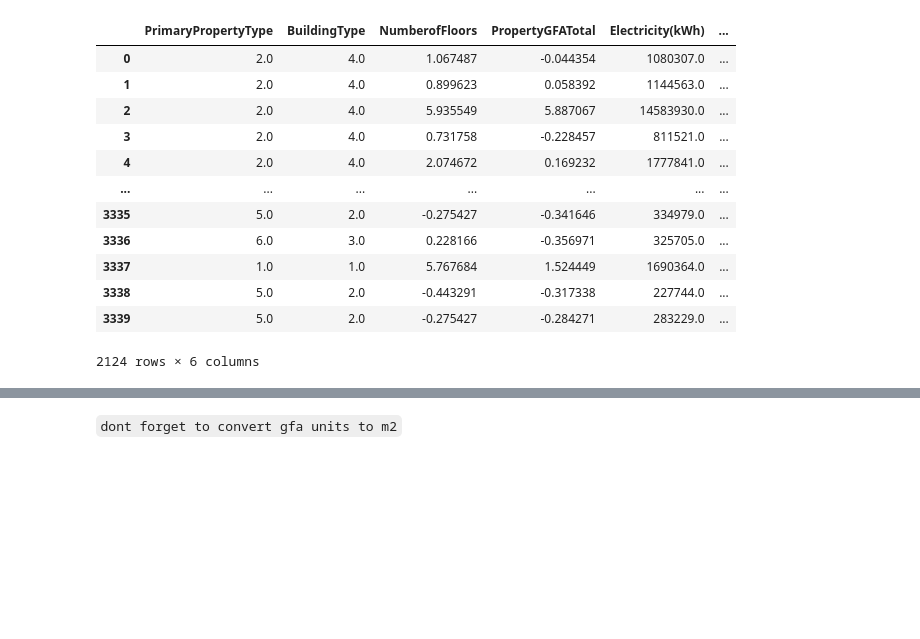
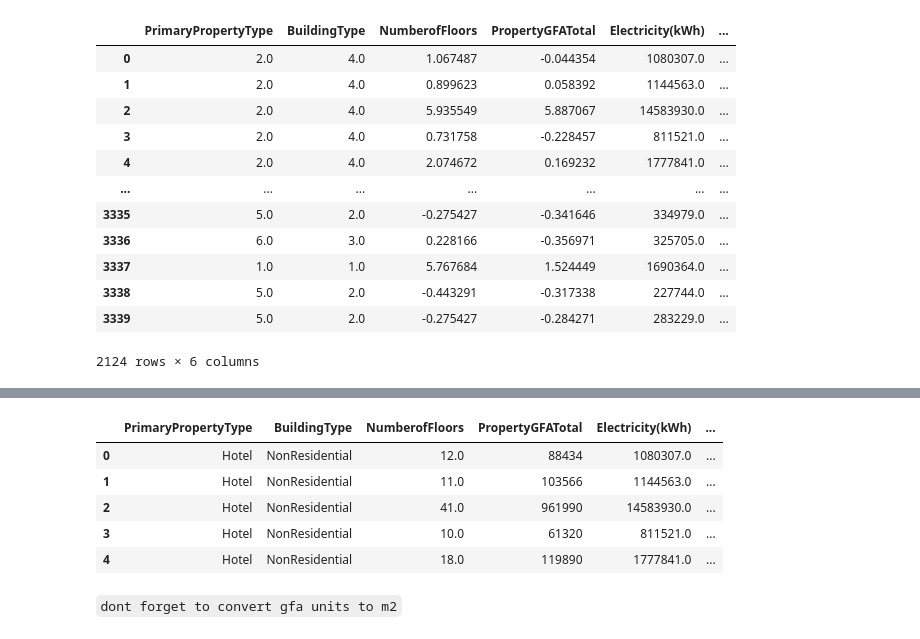
Before and after one commit to hramzan01/project_zero, a Jupyter notebook: nb_utilities.ipynb, the cells around one changed output, grey strips where cells are left out. Saved outputs shown, nothing was run; the diff lists cells and outputs as text; code cells hidden in the pictures; blank space fills up the shorter version.

```diff
--- a/nb_utilities.ipynb
+++ b/nb_utilities.ipynb
@@ -258,3 +334,12 @@ df_scaled
+# %%
+df_seattle.head()
+# %% [output]
+|  | PrimaryPropertyType | BuildingType | NumberofFloors | PropertyGFATotal | Electricity(kWh) | ... |
+| 0 | Hotel | NonResidential | 12.0 | 88434 | 1080307.0 | ... |
+| 1 | Hotel | NonResidential | 11.0 | 103566 | 1144563.0 | ... |
+| 2 | Hotel | NonResidential | 41.0 | 961990 | 14583930.0 | ... |
+| 3 | Hotel | NonResidential | 10.0 | 61320 | 811521.0 | ... |
+| 4 | Hotel | NonResidential | 18.0 | 119890 | 1777841.0 | ... |
 # %% [markdown]
 `dont forget to convert gfa units to m2`
 # %% [markdown]
```
Also changed, not shown: parts of 6 cells of this notebook.
